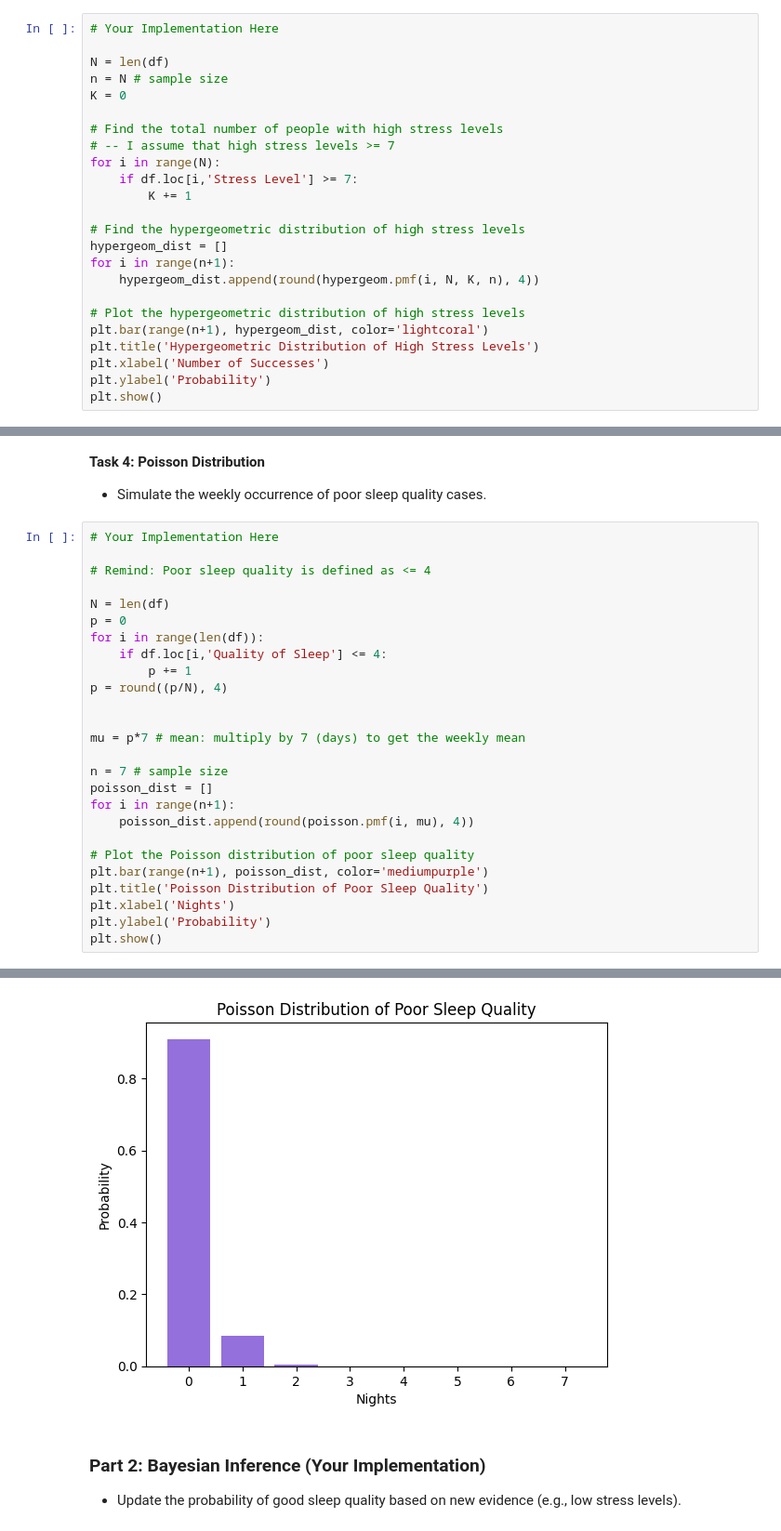
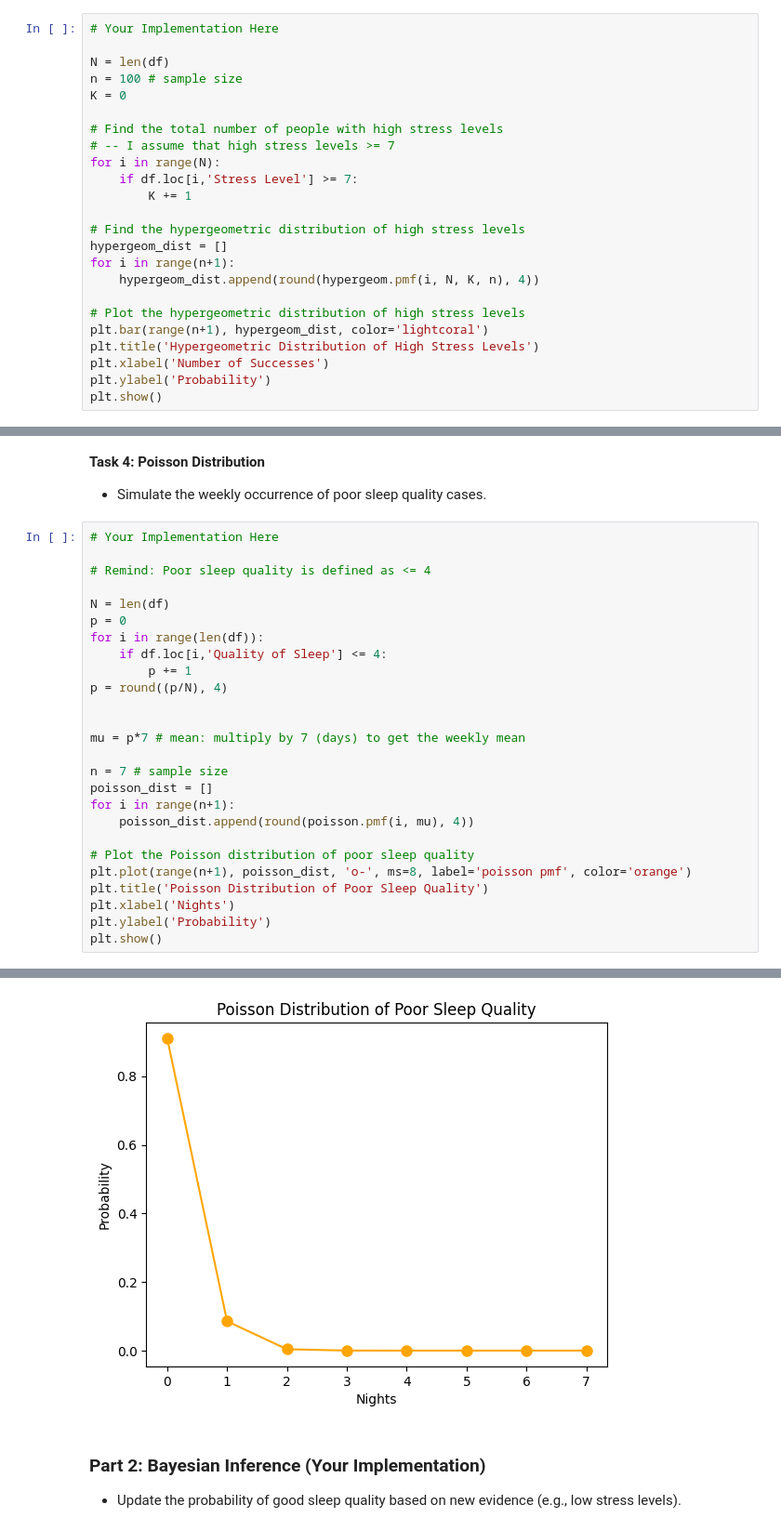
Before and after one commit to emochivo/Probability-in-Medical-Diagnostics-and-Sleep-Analysis, a Jupyter notebook: EE_381_AI_assignment.ipynb, the cells around one changed output, grey strips where cells are left out. Shown: that part at 93% size. Cells and saved outputs as stored; diff of their text form.

```diff
--- a/EE_381_AI_assignment.ipynb
+++ b/EE_381_AI_assignment.ipynb
@@ -128,7 +128,7 @@ plt.show()
 # Your Implementation Here
 
 N = len(df)
-n = N # sample size
+n = 100 # sample size
 K = 0
 
 # Find the total number of people with high stress levels
@@ -174,7 +174,7 @@ for i in range(n+1):
     poisson_dist.append(round(poisson.pmf(i, mu), 4))
 
 # Plot the Poisson distribution of poor sleep quality
-plt.bar(range(n+1), poisson_dist, color='mediumpurple')
+plt.plot(range(n+1), poisson_dist, 'o-', ms=8, label='poisson pmf', color='orange')
 plt.title('Poisson Distribution of Poor Sleep Quality')
 plt.xlabel('Nights')
 plt.ylabel('Probability')
@@ -184,4 +184,4 @@ plt.show()
-[figure, old version]
+[figure, new version]
 # %% [markdown]
 ### Part 2: Bayesian Inference (Your Implementation)
 - Update the probability of good sleep quality based on new evidence (e.g., low stress levels).
```
Also changed, not shown: parts of 1 cell of this notebook.
